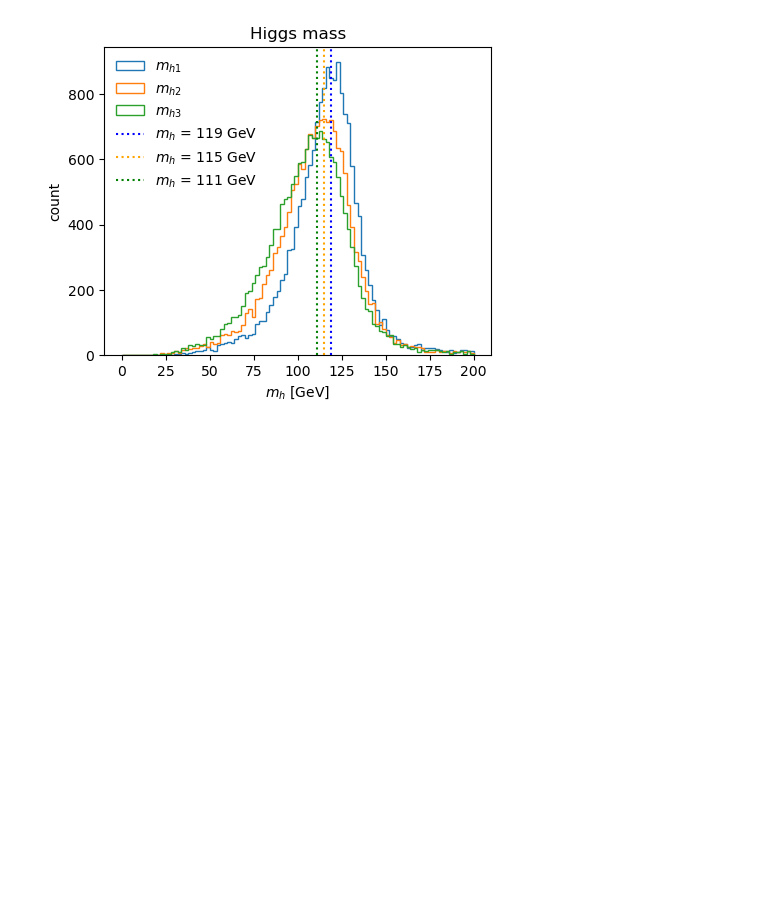
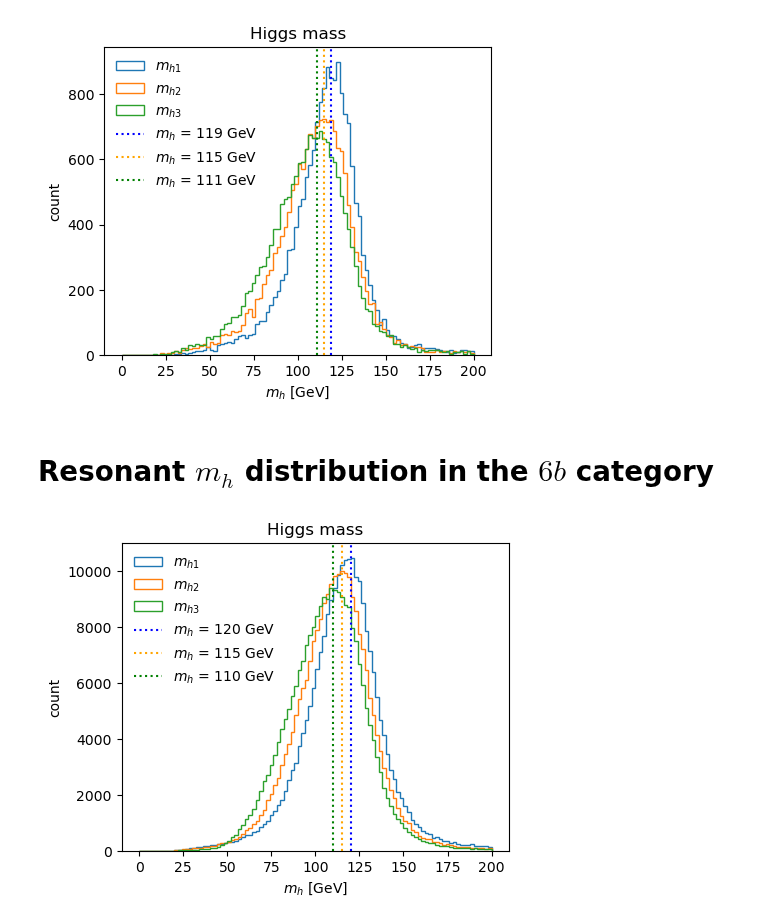
Before and after one commit to r10222035/3h6b_collider_study, a Jupyter notebook: plot_mh_distribution.ipynb, the cells around one changed output. Cells and saved outputs as stored; diff of their text form; code cells hidden in the pictures; blank space fills up the shorter version.

Commit message:
Code: Plot mh distribution in the 6b category

```diff
--- a/plot_mh_distribution.ipynb
+++ b/plot_mh_distribution.ipynb
@@ -155,3 +155,5 @@ plt.savefig('./figures/mh_distribution_sm.pdf', dpi=300, facecolor='White', bbox
 plt.show()
 # %% [output]
 [figure]
+# %% [markdown]
+# Resonant $m_h$ distribution in the $6b$ category
@@ -157,0 +201,22 @@ plt.show()
+# %%
+# plot Higgs mass distribution
+fig, ax = plt.subplots(1, 1, figsize=(5, 4))
+
+for i in range(3):
+    ax.hist(m_higgs[i], bins=100, histtype='step',range=(0, 200), label=f'$m_{{h{i+1}}}$')
+    ax.set_title(f'Higgs mass')
+    ax.set_xlabel('$m_h$ [GeV]')
+    ax.set_ylabel('count')
+
+# plot vertical lines
+mh = [120, 115, 110]
+ax.axvline(mh[0], color='b', linestyle=':', label=f'$m_h$ = {mh[0]} GeV')
+ax.axvline(mh[1], color='orange', linestyle=':', label=f'$m_h$ = {mh[1]} GeV')
+ax.axvline(mh[2], color='g', linestyle=':', label=f'$m_h$ = {mh[2]} GeV')
+
+ax.legend(frameon=False, loc='upper left')
+
+plt.savefig('./figures/mh_distribution_resonant_6b.pdf', dpi=300, facecolor='White', bbox_inches='tight')
+plt.show()
+# %% [output]
+[figure, added]
```
Also changed, not shown: parts of 1 cell of this notebook, 1 other file.
